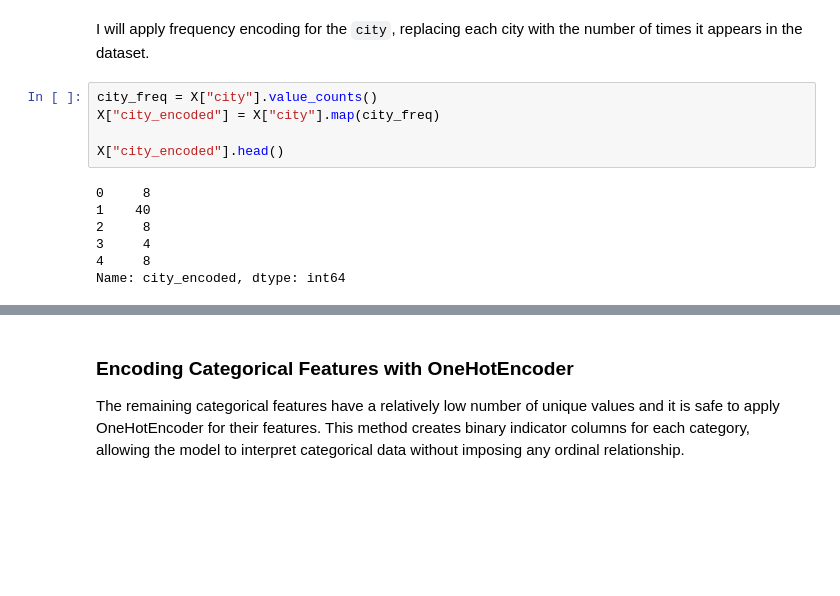
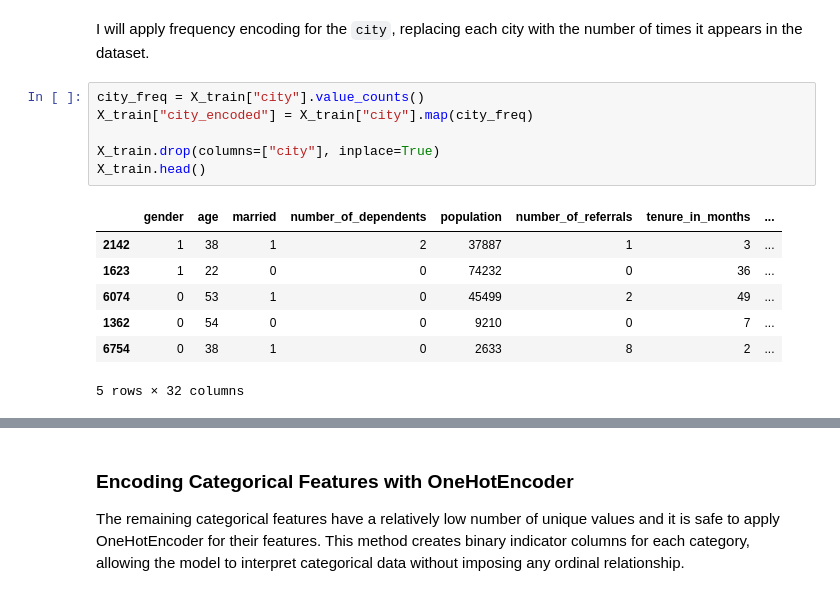
Before and after one commit to stoyanovgeorge/customer_churn_prediction, a Jupyter notebook: churn_prediction.ipynb, the cells around one changed output, grey strips where cells are left out. Cells and saved outputs as stored; diff of their text form; blank space fills up the shorter version.

```diff
--- a/churn_prediction.ipynb
+++ b/churn_prediction.ipynb
@@ -478,14 +478,16 @@ X["city"].nunique()
 # %% [markdown]
 I will apply frequency encoding for the `city`, replacing each city with the number of times it appears in the dataset.
 # %%
-city_freq = X["city"].value_counts()
-X["city_encoded"] = X["city"].map(city_freq)
+city_freq = X_train["city"].value_counts()
+X_train["city_encoded"] = X_train["city"].map(city_freq)
 
-X["city_encoded"].head()
+X_train.drop(columns=["city"], inplace=True)
+X_train.head()
 # %% [output]
+|  | gender | age | married | number_of_dependents | population | number_of_referrals | tenure_in_months | ... |
+| 2142 | 1 | 38 | 1 | 2 | 37887 | 1 | 3 | ... |
+| 1623 | 1 | 22 | 0 | 0 | 74232 | 0 | 36 | ... |
+| 6074 | 0 | 53 | 1 | 0 | 45499 | 2 | 49 | ... |
+| 1362 | 0 | 54 | 0 | 0 | 9210 | 0 | 7 | ... |
+| 6754 | 0 | 38 | 1 | 0 | 2633 | 8 | 2 | ... |
-0     8
-1    40
-2     8
-3     4
-4     8
-Name: city_encoded, dtype: int64
+5 rows × 32 columns
```
Also changed, not shown: parts of 15 cells of this notebook, 3 other files.
